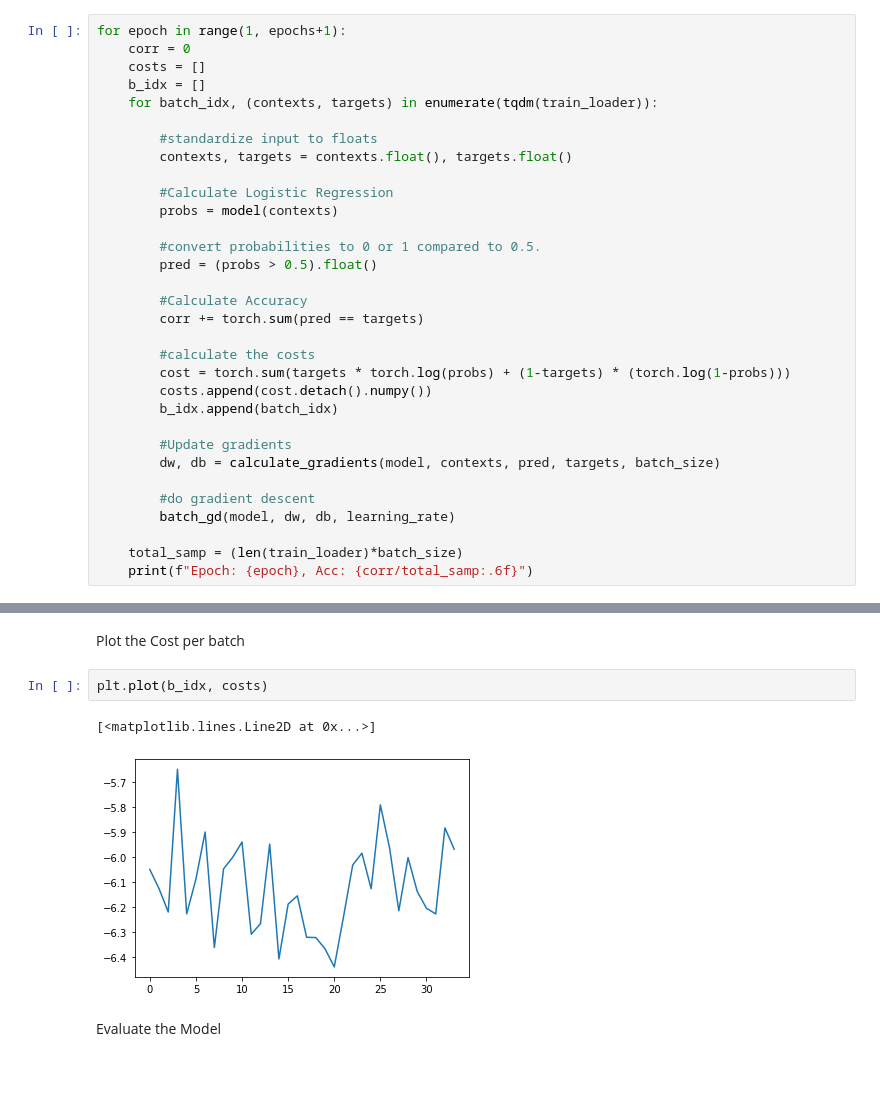
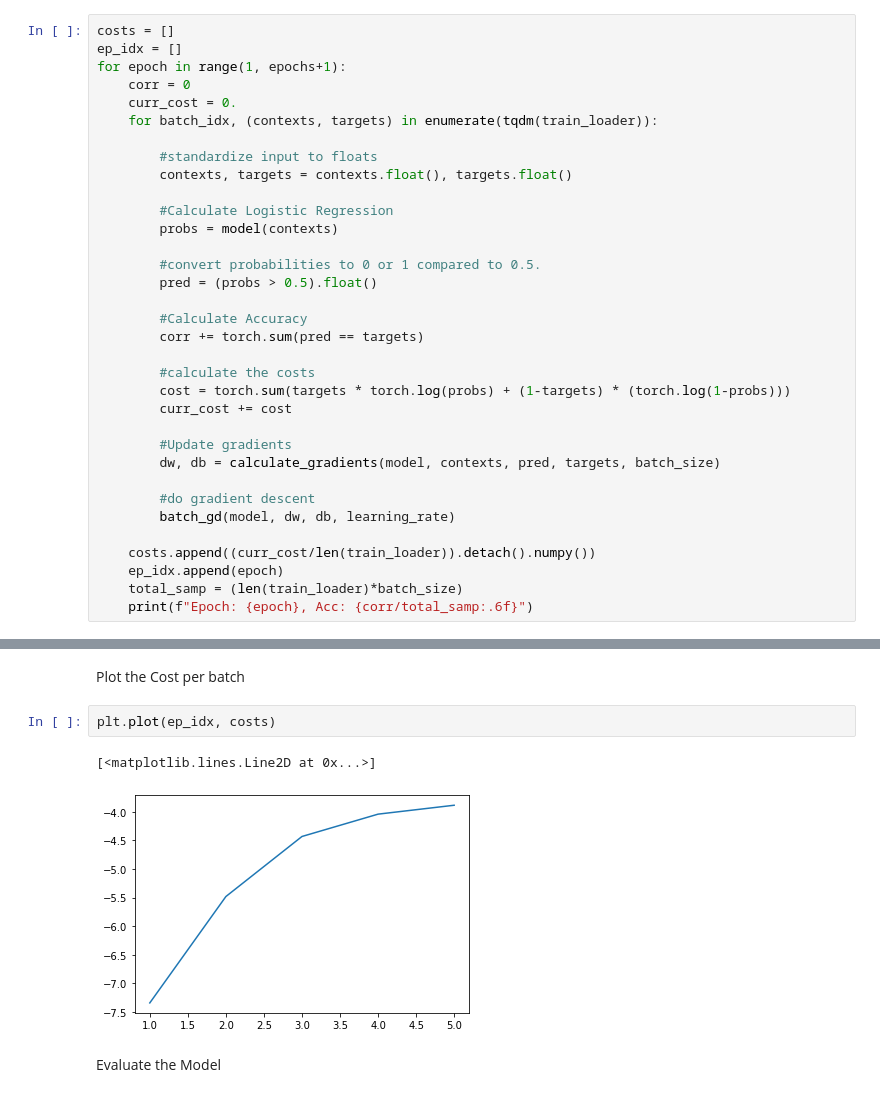
Before and after one commit to qiud1/Projects_HWs, a Jupyter notebook: HW1/hw1.ipynb, the cells around one changed output, grey strips where cells are left out. Saved outputs shown, nothing was run; the diff lists cells and outputs as text.

```diff
--- a/HW1/hw1.ipynb
+++ b/HW1/hw1.ipynb
@@ -295,10 +295,11 @@ model = LR(in_dim, batch_size)
 # %% [markdown]
 Train the Models
 # %%
+costs = []
+ep_idx = []
 for epoch in range(1, epochs+1):
     corr = 0
-    costs = []
-    b_idx = []
+    curr_cost = 0.
     for batch_idx, (contexts, targets) in enumerate(tqdm(train_loader)):
 
         #standardize input to floats
@@ -315,8 +316,7 @@ for epoch in range(1, epochs+1):
 
         #calculate the costs
         cost = torch.sum(targets * torch.log(probs) + (1-targets) * (torch.log(1-probs)))
-        costs.append(cost.detach().numpy())
-        b_idx.append(batch_idx)
+        curr_cost += cost
 
         #Update gradients
         dw, db = calculate_gradients(model, contexts, pred, targets, batch_size)
@@ -324,6 +324,8 @@ for epoch in range(1, epochs+1):
         #do gradient descent
         batch_gd(model, dw, db, learning_rate)
 
+    costs.append((curr_cost/len(train_loader)).detach().numpy())
+    ep_idx.append(epoch)
     total_samp = (len(train_loader)*batch_size)
     print(f"Epoch: {epoch}, Acc: {corr/total_samp:.6f}")
 # %% [output]
@@ -335,10 +337,10 @@ Epoch: 5, Acc: 0.935294
 # %% [markdown]
 Plot the Cost per batch
 # %%
-plt.plot(b_idx, costs)
+plt.plot(ep_idx, costs)
 # %% [output]
 [<matplotlib.lines.Line2D at 0x...>]
-[figure, old version]
+[figure, new version]
 # %% [markdown]
 Evaluate the Model
 # %%
```
Also changed, not shown: parts of 10 cells of this notebook.
